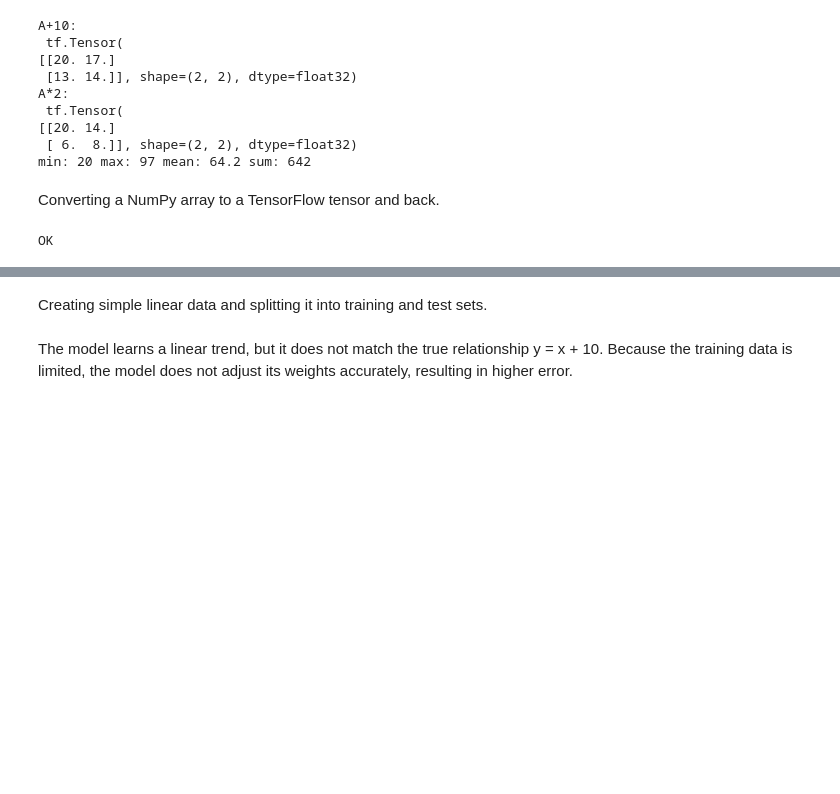
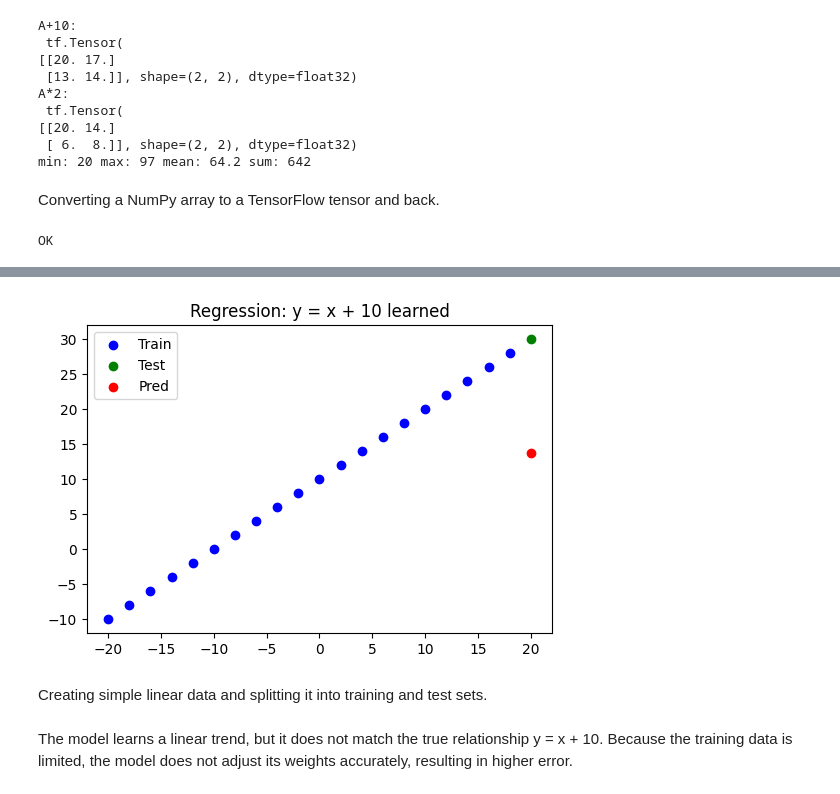
Before and after one commit to Cathysalo/IoT-Pipeline, a Jupyter notebook: ml_ai_tasks/ml-task-1.ipynb, the cells around one changed output, grey strips where cells are left out. Saved outputs shown, nothing was run; the diff lists cells and outputs as text; code cells hidden in the pictures; blank space fills up the shorter version.

```diff
--- a/ml_ai_tasks/ml-task-1.ipynb
+++ b/ml_ai_tasks/ml-task-1.ipynb
@@ -78,3 +78,42 @@ back_to_np = t.numpy() # Tensor -> NumPy
 print("OK")
 # %% [output]
 OK
+# %%
+import tensorflow as tf
+import numpy as np
+import matplotlib.pyplot as plt
+# Synthetic linear data
+X = np.arange(-20, 21, 2, dtype=np.float32) # [-20, -18, ..., 20]
+y = X + 10
+
+# Train/test split (simple)
+
+X_train, y_train = X[:20], y[:20]
+X_test, y_test = X[20:], y[20:]
+# 1) CREATE
+model = tf.keras.Sequential([
+tf.keras.layers.Input(shape=(1,)),
+tf.keras.layers.Dense(1) # linear output for regression
+])
+
+
+# 2) COMPILE
+model.compile(
+loss="mae",
+optimizer=tf.keras.optimizers.SGD(learning_rate=0.01),
+metrics=["mae"]
+)
+# 3) FIT
+history = model.fit(X_train, y_train, epochs=200, verbose=0)
+# Evaluate
+loss, mae = model.evaluate(X_test, y_test, verbose=0)
+print("Test MAE:", mae)
+# Predict and visualize
+y_pred = model.predict(X_test).squeeze()
+plt.figure(figsize=(6,4))
+plt.scatter(X_train, y_train, c='b', label='Train')
+plt.scatter(X_test, y_test, c='g', label='Test')
+plt.scatter(X_test, y_pred, c='r', label='Pred')
+plt.legend(); plt.title("Regression: y = x + 10 learned")
+plt.show()
+# %% [output]
@@ -81,3 +122,4 @@ OK
+[figure, added]
 # %% [markdown]
 Creating simple linear data and splitting it into training and test sets.
 # %%
```
Also changed, not shown: parts of 2 cells of this notebook, 2 other files.
